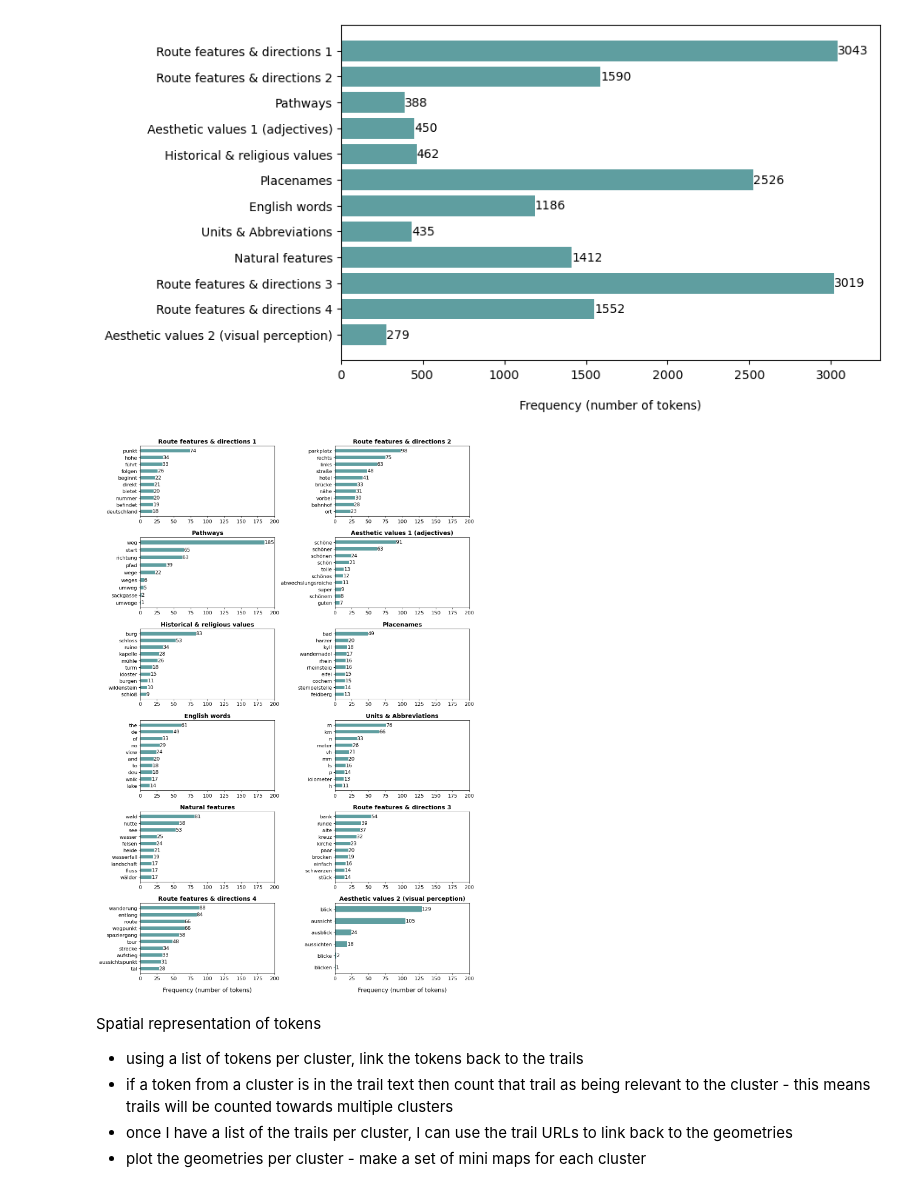
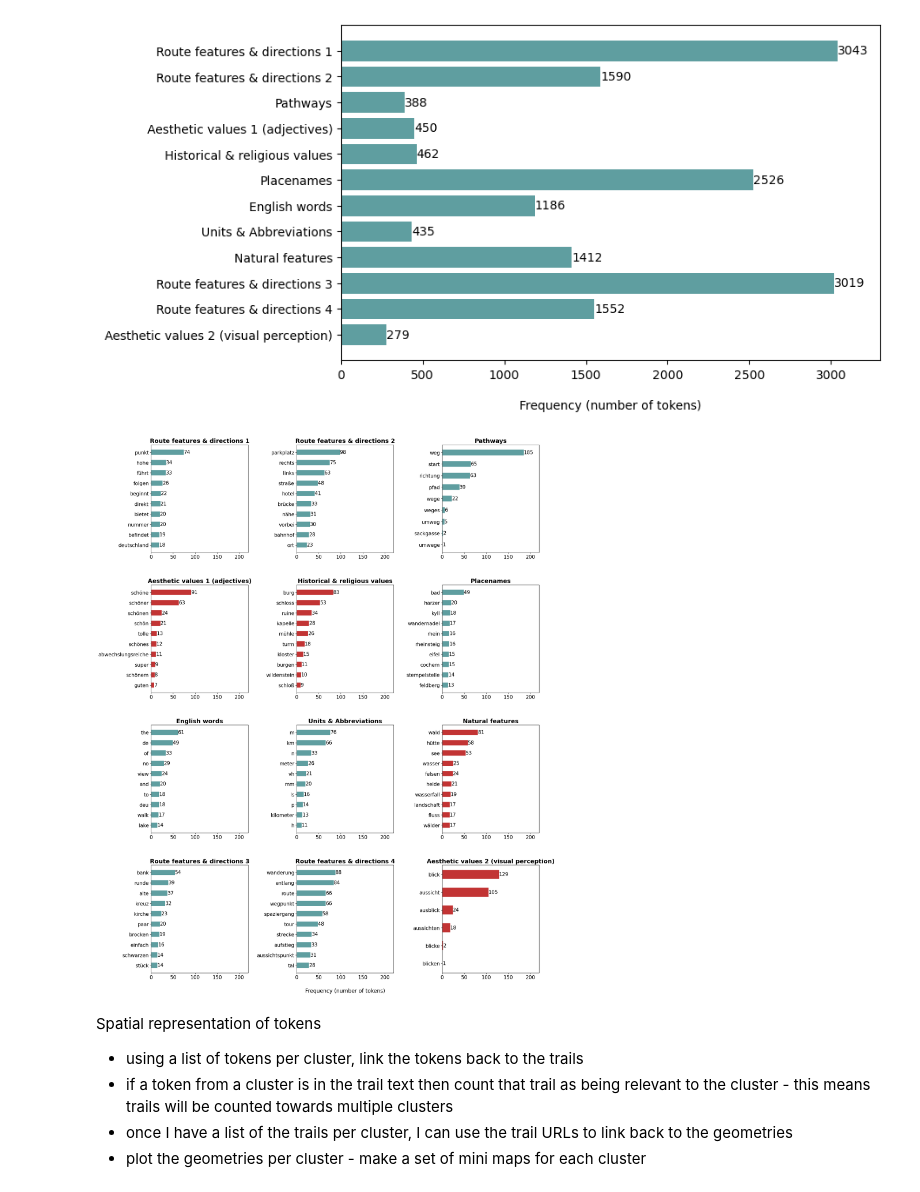
Before and after one commit to n-mo92/nm_forest_thesis, a Jupyter notebook: rq2_step2_text_analysis.ipynb, the cells around one changed output. Cells and saved outputs as stored; diff of their text form; code cells hidden in the pictures.

```diff
--- a/rq2_step2_text_analysis.ipynb
+++ b/rq2_step2_text_analysis.ipynb
@@ -760,7 +760,7 @@ all_titles = ["Route features & directions 1", "Route features & directions 2",
               "Route features & directions 4", "Aesthetic values 2 (visual perception)"]
 
 # Create a figure with subplots
-fig, axes = plt.subplots(nrows=6, ncols=2, figsize=(10, 19))
+fig, axes = plt.subplots(nrows=4, ncols=3, figsize=(30, 25))
 
 # Allows to iterate in 1 dimension
 axes = axes.flatten()
@@ -769,7 +769,7 @@ axes = axes.flatten()
 for i, (wc, title) in enumerate(zip(all_wc, all_titles)):
     axes[i].imshow(wc)
     axes[i].axis('off')
-    axes[i].set_title(title, fontsize=14, fontweight="bold")
+    axes[i].set_title(title, fontsize=26, fontweight="bold")
 
 
 # Save the figure (this needs to go before plt.show otherwise saved output is blank)
@@ -878,44 +878,51 @@ clus13_top10_df = top10_tokens(clus13)
 # STEP 6.4: CLUSTER MEMBERSHIP - TOKEN COMPARISON
 # Create horizontal bar charts for individual token counts per cluster for each class
 
 # Create a list of the dfs to plot
 top10_clus_tokens = [clus0_top10_df, clus1_top10_df, clus2_top10_df, clus3_top10_df,
                     clus4_top10_df, clus5_top10_df, clus6_top10_df, clus7_top10_df,
                     clus8_top10_df, clus9_top10_df, clus10_top10_df, clus11_top10_df]
 
 
 # Create a figure with subplots
-fig, axes = plt.subplots(nrows=6, ncols=2, figsize=(14,22))
+fig, axes = plt.subplots(nrows=4, ncols=3, figsize=(21,28))
 
 # Allows to iterate in 1 dimension
 axes = axes.flatten()
 
+# Set up plot colour to highlight certain clusters
+
 # Iterate through each word cloud to plot (class 3 in 1st column, class 6 in 2nd column)
 # Note: the titles (all_titles) are defined in the word cloud code section
 for i in range(12):
+
+    bar_colour = "#C23434" if i in {3, 4, 8, 11} else "CadetBlue"
+
     bar_chart_c3 = axes[i].barh(top10_clus_tokens[i]["token"],
                                    top10_clus_tokens[i]["count"],
-                                   color = "CadetBlue",
+                                   color = bar_colour,
                                    height = 0.5)
     axes[i].invert_yaxis()
-    axes[i].set_title(all_titles[i], fontsize=14, fontweight="bold")
-    axes[i].set_xlim(right=200)
-    axes[i].bar_label(bar_chart_c3, fontsize=12)
-    axes[i].tick_params(axis='y', labelsize=12)
-    axes[i].tick_params(axis='x', labelsize=12)
-    axes[10].set_xlabel('Frequency (number of tokens)', fontsize=14, labelpad=15)
-    axes[11].set_xlabel('Frequency (number of tokens)', fontsize=14, labelpad=15)
+    axes[i].set_title(all_titles[i], fontsize=18, fontweight="bold")
+    axes[i].set_xlim(right=220)
+    axes[i].bar_label(bar_chart_c3, fontsize=15)
+    axes[i].tick_params(axis='y', labelsize=15)
+    axes[i].tick_params(axis='x', labelsize=15)
+
+    if i == 10:
+        axes[i].set_xlabel('Frequency (number of tokens)', fontsize=16, labelpad=25)
+
 
 # Adjust white space at the top to fit in main titles and adjust space between rows/columns
-plt.subplots_adjust(top=0.90, hspace=0.3, wspace=0.45)
+plt.subplots_adjust(top=0.90, hspace=0.3, wspace=0.5)
 
 # Save the combined figure (this needs to go before plt.show otherwise saved output is blank)
 plt.savefig('./outputs/figures/rq2_token_counts_per_cluster_overall.png', bbox_inches='tight')
 
 # Show plot
 plt.show()
 # %% [output]
-[figure, old version]
+[figure, new version]
 # %% [markdown]
 Spatial representation of tokens
 
```
Also changed, not shown: parts of 2 cells of this notebook.
